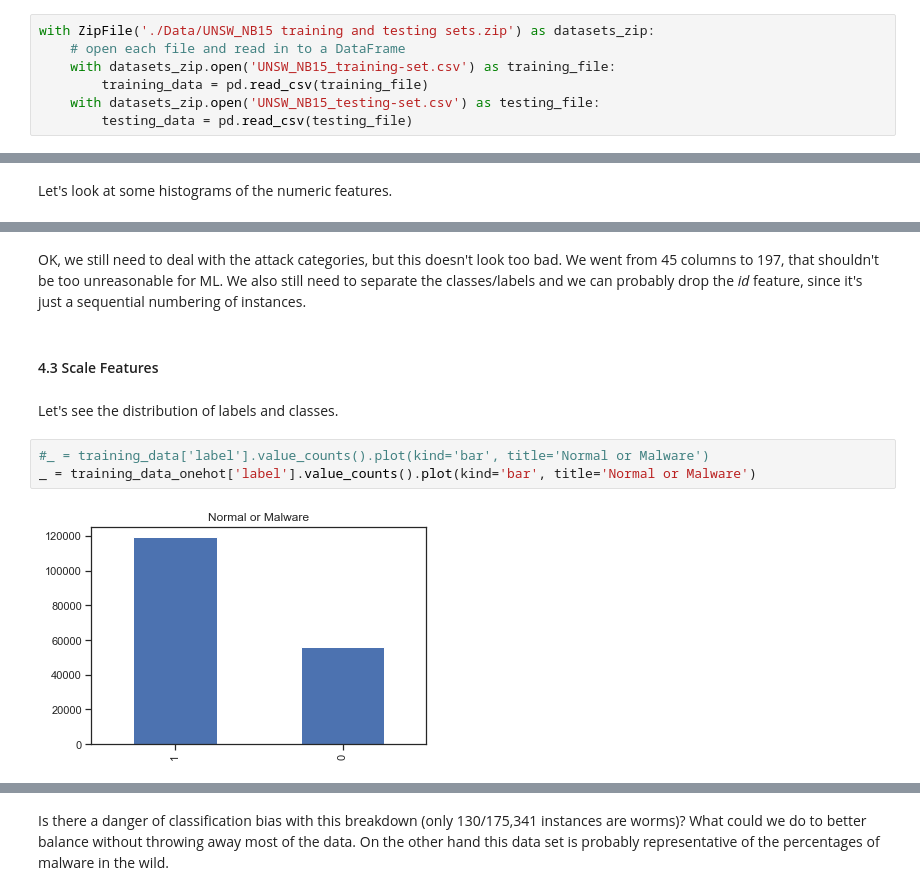
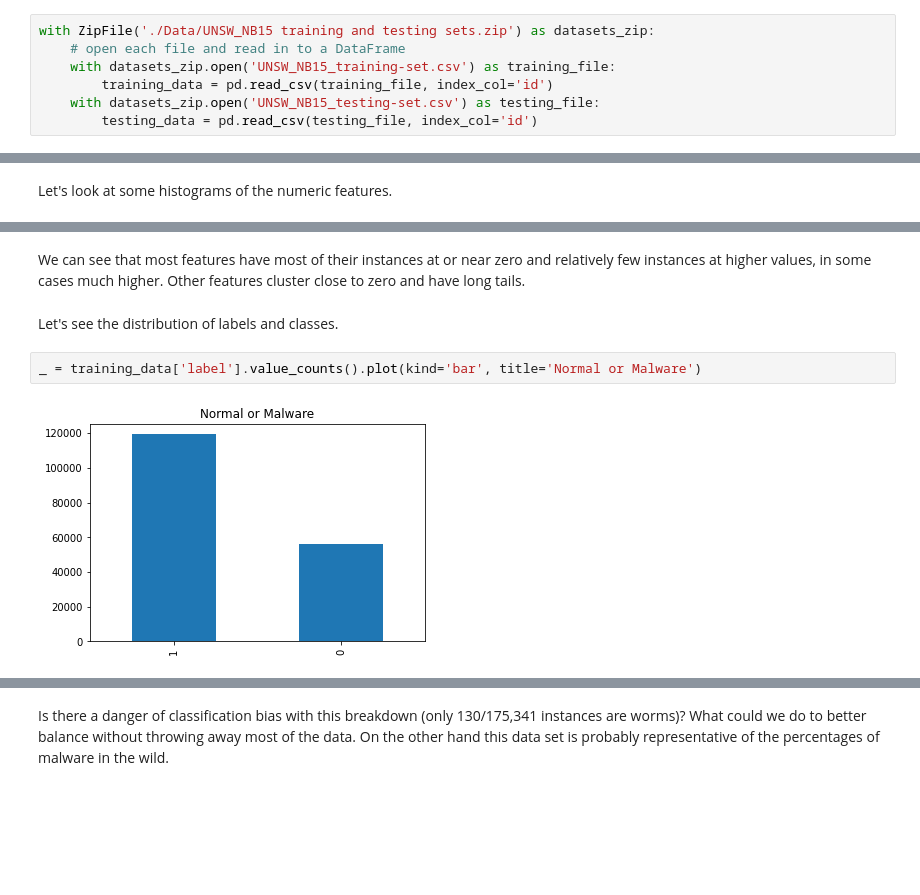
Before and after one commit to pvan1/DATA-606-Capstone, a Jupyter notebook: capstone-phase1.ipynb, the cells around one changed output, grey strips where cells are left out. Cells and saved outputs as stored; diff of their text form; blank space fills up the shorter version.

Commit message:
Add files via upload
Exploration, transformation, should be close to ready for modeling....

```diff
--- a/capstone-phase1.ipynb
+++ b/capstone-phase1.ipynb
@@ -16,6 +17,6 @@ The training data csv file was too big to upload to github, so I've uploaded the
 with ZipFile('./Data/UNSW_NB15 training and testing sets.zip') as datasets_zip:
     # open each file and read in to a DataFrame
     with datasets_zip.open('UNSW_NB15_training-set.csv') as training_file:
-        training_data = pd.read_csv(training_file)
+        training_data = pd.read_csv(training_file, index_col='id')
     with datasets_zip.open('UNSW_NB15_testing-set.csv') as testing_file:
-        testing_data = pd.read_csv(testing_file)
+        testing_data = pd.read_csv(testing_file, index_col='id')
@@ -204,13 +129,9 @@ memory usage: 82.1+ MB
-# %% [markdown]
-OK, we still need to deal with the attack categories, but this doesn't look too bad.
-We went from 45 columns to 197, that shouldn't be too unreasonable for ML.  We also still need to separate the classes/labels and we can probably drop the *id* feature, since it's just a sequential numbering of instances.
-# %% [markdown]
-#### 4.3 Scale Features
+# %% [markdown]
+We can see that most features have most of their instances at or near zero and relatively few instances at higher values, in some cases much higher. Other features cluster close to zero and have long tails.
 # %% [markdown]
 Let's see the distribution of labels and classes.
 # %%
-#_ = training_data['label'].value_counts().plot(kind='bar', title='Normal or Malware')
-_ = training_data_onehot['label'].value_counts().plot(kind='bar', title='Normal or Malware')
+_ = training_data['label'].value_counts().plot(kind='bar', title='Normal or Malware')
 # %% [output]
-[figure, old version]
+[figure, new version]
 # %%
```
Also changed, not shown: parts of 70 cells of this notebook.
